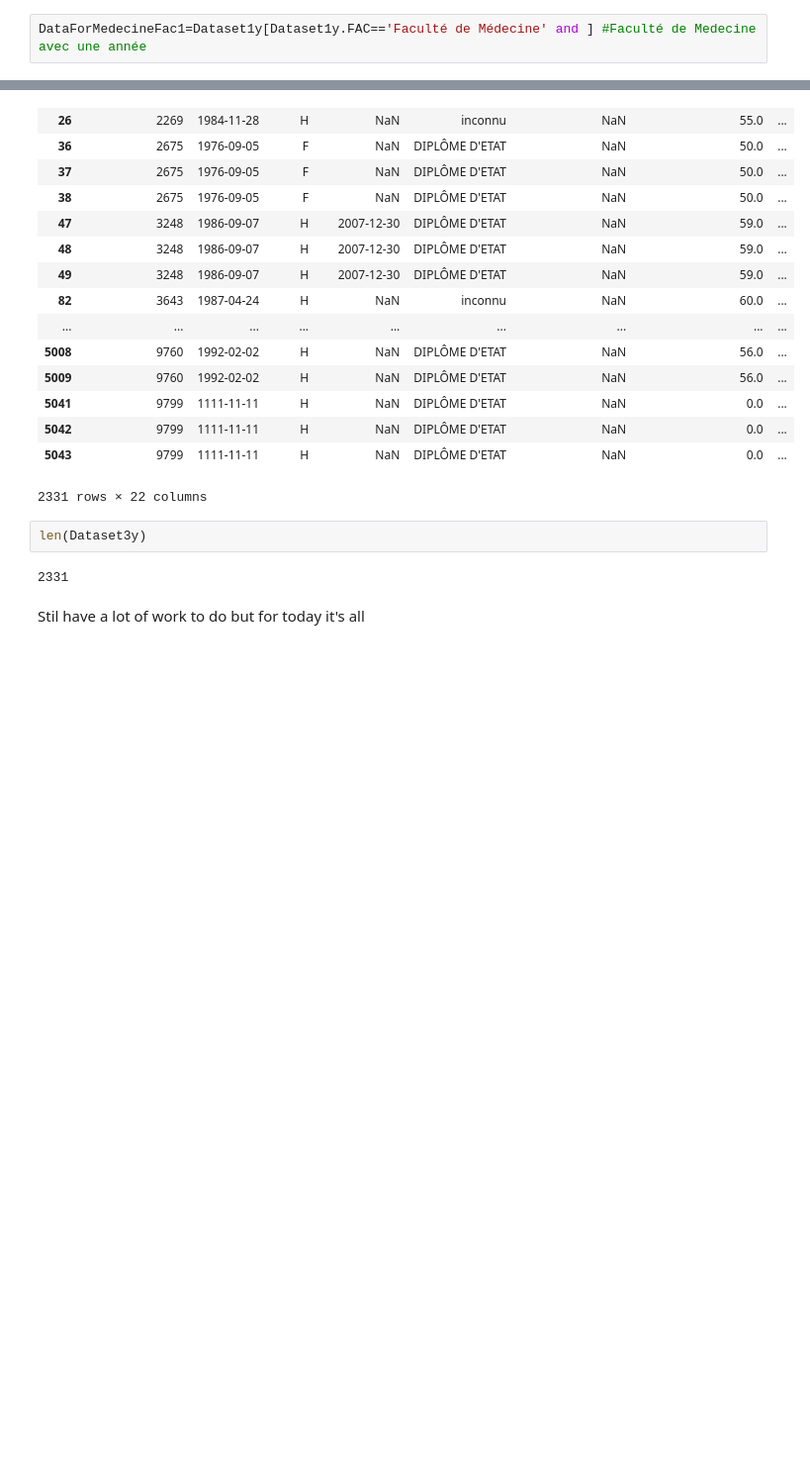
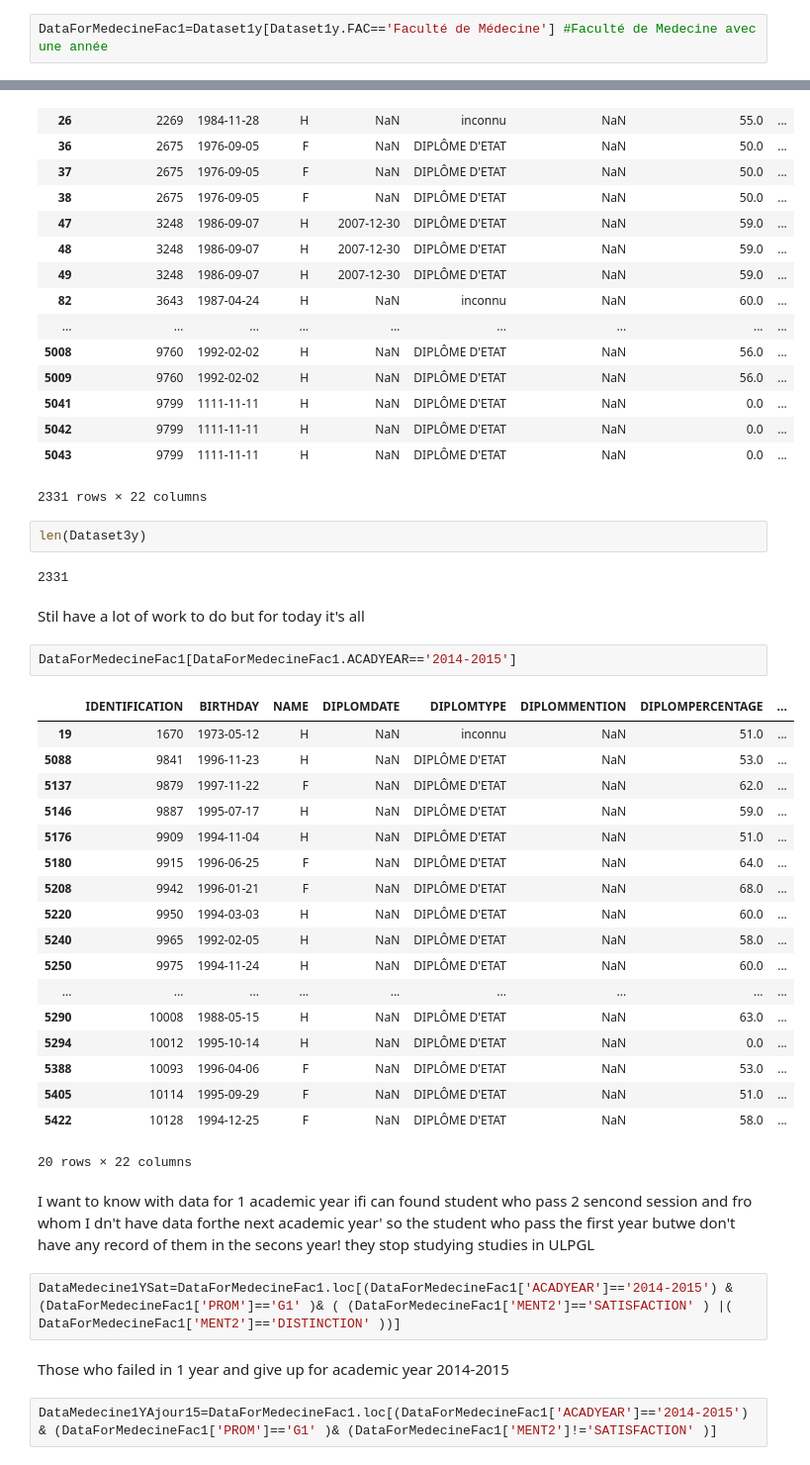
Before and after one commit to espoirMur/Student-Grade-Predictor, a Jupyter notebook: Memory-Cleanning Data_Draft1.ipynb, the cells around one changed output, grey strips where cells are left out. Shown at 99% size. Cells and saved outputs as stored; diff of their text form; blank space fills up the shorter version.

Commit message:
partitionning the dataset according to departement

```diff
--- a/Memory-Cleanning Data_Draft1.ipynb
+++ b/Memory-Cleanning Data_Draft1.ipynb
@@ -508,7 +508,7 @@ DataForMedecineFac
 | 6476 | 11132 | 1995-02-13 | F | NaN | DIPLÔME D'ETAT | NaN | 57.0 | ... |
 139 rows × 22 columns
 # %%
-DataForMedecineFac1=Dataset1y[Dataset1y.FAC=='Faculté de Médecine' and ] #Faculté de Medecine avec une année
+DataForMedecineFac1=Dataset1y[Dataset1y.FAC=='Faculté de Médecine'] #Faculté de Medecine avec une année
 # %%
 DataForMedecineFac1
 # %% [output]
@@ -564,3 +564,32 @@ len(Dataset3y)
 2331
 # %% [markdown]
 Stil have a lot of work to do but for today it's all
+# %%
+DataForMedecineFac1[DataForMedecineFac1.ACADYEAR=='2014-2015']
+# %% [output]
+|  | IDENTIFICATION | BIRTHDAY | NAME | DIPLOMDATE | DIPLOMTYPE | DIPLOMMENTION | DIPLOMPERCENTAGE | ... |
+| 19 | 1670 | 1973-05-12 | H | NaN | inconnu | NaN | 51.0 | ... |
+| 5088 | 9841 | 1996-11-23 | H | NaN | DIPLÔME D'ETAT | NaN | 53.0 | ... |
+| 5137 | 9879 | 1997-11-22 | F | NaN | DIPLÔME D'ETAT | NaN | 62.0 | ... |
+| 5146 | 9887 | 1995-07-17 | H | NaN | DIPLÔME D'ETAT | NaN | 59.0 | ... |
+| 5176 | 9909 | 1994-11-04 | H | NaN | DIPLÔME D'ETAT | NaN | 51.0 | ... |
+| 5180 | 9915 | 1996-06-25 | F | NaN | DIPLÔME D'ETAT | NaN | 64.0 | ... |
+| 5208 | 9942 | 1996-01-21 | F | NaN | DIPLÔME D'ETAT | NaN | 68.0 | ... |
+| 5220 | 9950 | 1994-03-03 | H | NaN | DIPLÔME D'ETAT | NaN | 60.0 | ... |
+| 5240 | 9965 | 1992-02-05 | H | NaN | DIPLÔME D'ETAT | NaN | 58.0 | ... |
+| 5250 | 9975 | 1994-11-24 | H | NaN | DIPLÔME D'ETAT | NaN | 60.0 | ... |
+| ... | ... | ... | ... | ... | ... | ... | ... | ... |
+| 5290 | 10008 | 1988-05-15 | H | NaN | DIPLÔME D'ETAT | NaN | 63.0 | ... |
+| 5294 | 10012 | 1995-10-14 | H | NaN | DIPLÔME D'ETAT | NaN | 0.0 | ... |
+| 5388 | 10093 | 1996-04-06 | F | NaN | DIPLÔME D'ETAT | NaN | 53.0 | ... |
+| 5405 | 10114 | 1995-09-29 | F | NaN | DIPLÔME D'ETAT | NaN | 51.0 | ... |
+| 5422 | 10128 | 1994-12-25 | F | NaN | DIPLÔME D'ETAT | NaN | 58.0 | ... |
+20 rows × 22 columns
+# %% [markdown]
+I want to know with data for 1 academic year ifi can found student who pass 2 sencond session and fro whom I dn't have data forthe next academic year' so the student who pass the first year butwe don't have any record of them in the secons year! they stop studying studies in ULPGL
+# %%
+DataMedecine1YSat=DataForMedecineFac1.loc[(DataForMedecineFac1['ACADYEAR']=='2014-2015') & (DataForMedecineFac1['PROM']=='G1' )& ( (DataForMedecineFac1['MENT2']=='SATISFACTION' ) |( DataForMedecineFac1['MENT2']=='DISTINCTION' ))]
+# %% [markdown]
+Those who failed in 1 year and give up for academic year 2014-2015
+# %%
+DataMedecine1YAjour15=DataForMedecineFac1.loc[(DataForMedecineFac1['ACADYEAR']=='2014-2015') & (DataForMedecineFac1['PROM']=='G1' )& (DataForMedecineFac1['MENT2']!='SATISFACTION' )]
```
Also changed, not shown: parts of 56 cells of this notebook.
